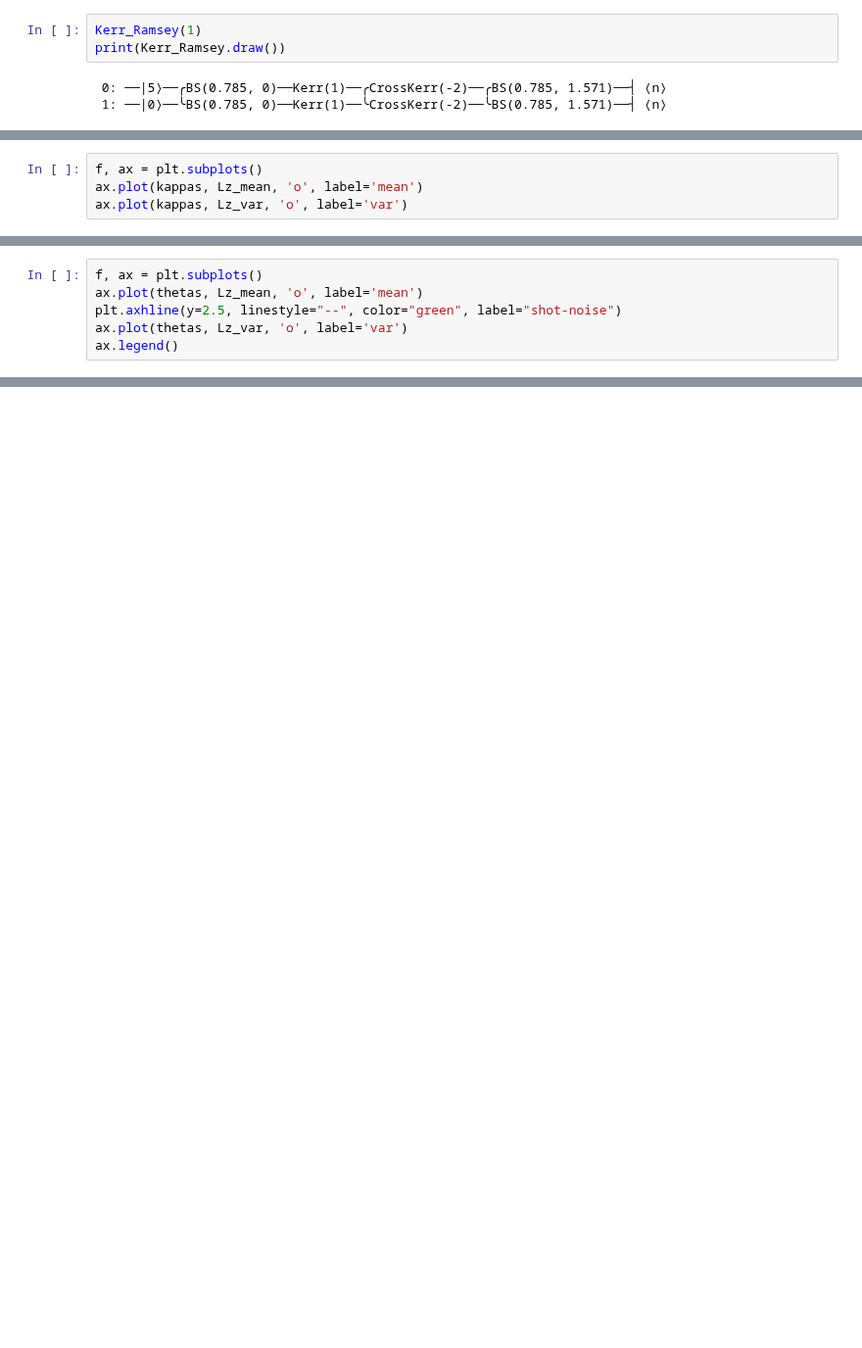
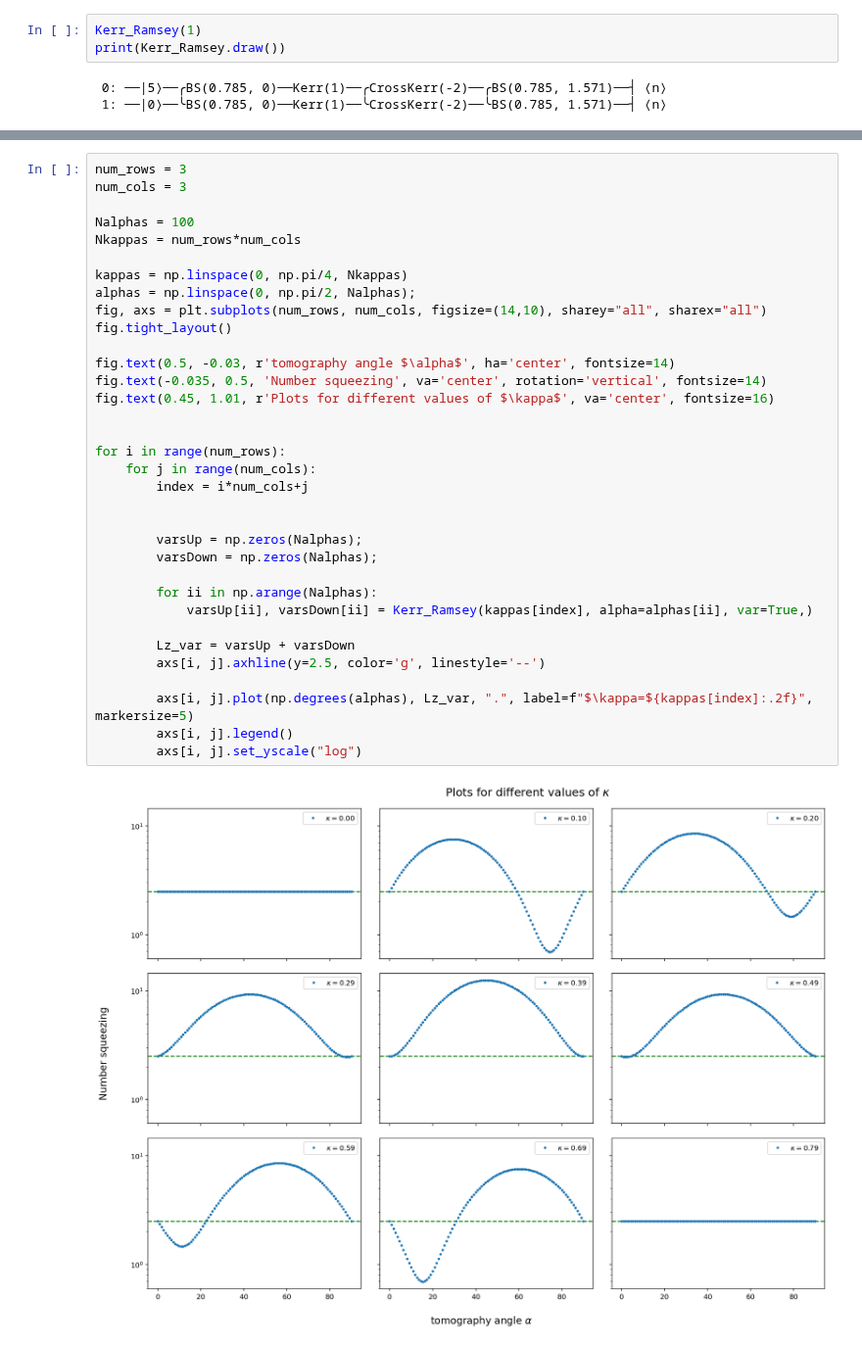
Before and after one commit to synqs/pennylane-ls, a Jupyter notebook: examples/Fisher_information.ipynb, the cells around one changed output, grey strips where cells are left out. Shown at 98% size. Saved outputs shown, nothing was run; the diff lists cells and outputs as text; blank space fills up the shorter version.

```diff
--- a/examples/Fisher_information.ipynb
+++ b/examples/Fisher_information.ipynb
@@ -161,4 +117,0 @@ Lz_var = varsUp + varsDown
-# %%
-f, ax = plt.subplots()
-ax.plot(kappas, Lz_mean, 'o', label='mean')
-ax.plot(kappas, Lz_var, 'o', label='var')
@@ -187,6 +117,0 @@ Lz_var = varsUp + varsDown
-# %%
-f, ax = plt.subplots()
-ax.plot(thetas, Lz_mean, 'o', label='mean')
-plt.axhline(y=2.5, linestyle="--", color="green", label="shot-noise")
-ax.plot(thetas, Lz_var, 'o', label='var')
-ax.legend()
@@ -195,0 +120,36 @@ ax.legend()
+# %%
+num_rows = 3
+num_cols = 3
+
+Nalphas = 100
+Nkappas = num_rows*num_cols
+
+kappas = np.linspace(0, np.pi/4, Nkappas)
+alphas = np.linspace(0, np.pi/2, Nalphas);
+fig, axs = plt.subplots(num_rows, num_cols, figsize=(14,10), sharey="all", sharex="all")
+fig.tight_layout()
+
+fig.text(0.5, -0.03, r'tomography angle $\alpha$', ha='center', fontsize=14)
+fig.text(-0.035, 0.5, 'Number squeezing', va='center', rotation='vertical', fontsize=14)
+fig.text(0.45, 1.01, r'Plots for different values of $\kappa$', va='center', fontsize=16)
+
+
+for i in range(num_rows):
+    for j in range(num_cols):
+        index = i*num_cols+j
+
+
+        varsUp = np.zeros(Nalphas);
+        varsDown = np.zeros(Nalphas);
+
+        for ii in np.arange(Nalphas):
+            varsUp[ii], varsDown[ii] = Kerr_Ramsey(kappas[index], alpha=alphas[ii], var=True,)
+
+        Lz_var = varsUp + varsDown
+        axs[i, j].axhline(y=2.5, color='g', linestyle='--')
+
+        axs[i, j].plot(np.degrees(alphas), Lz_var, ".", label=f"$\kappa=${kappas[index]:.2f}", markersize=5)
+        axs[i, j].legend()
+        axs[i, j].set_yscale("log")
+# %% [output]
+[figure, added]
```
Also changed, not shown: parts of 31 cells of this notebook, 6 other files.
